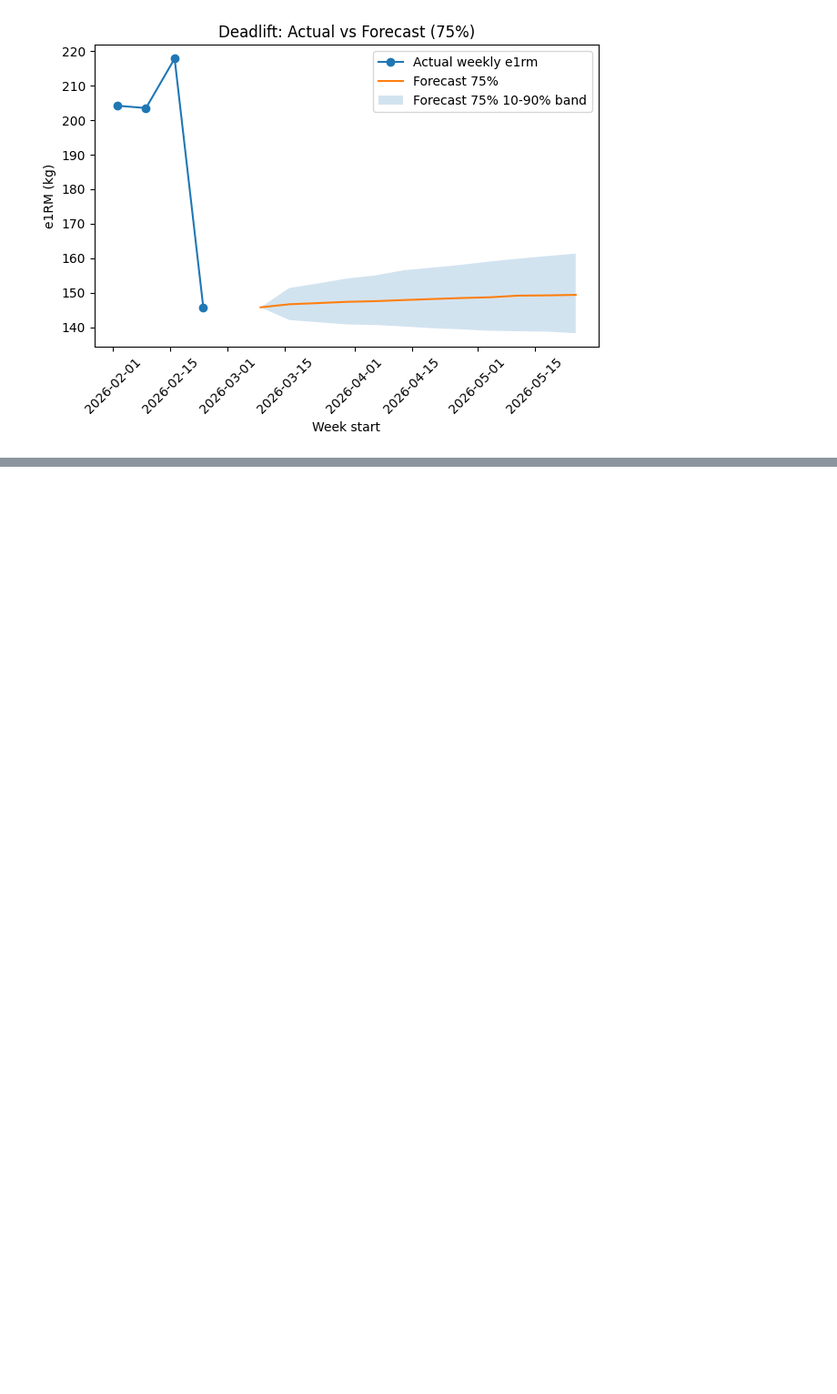
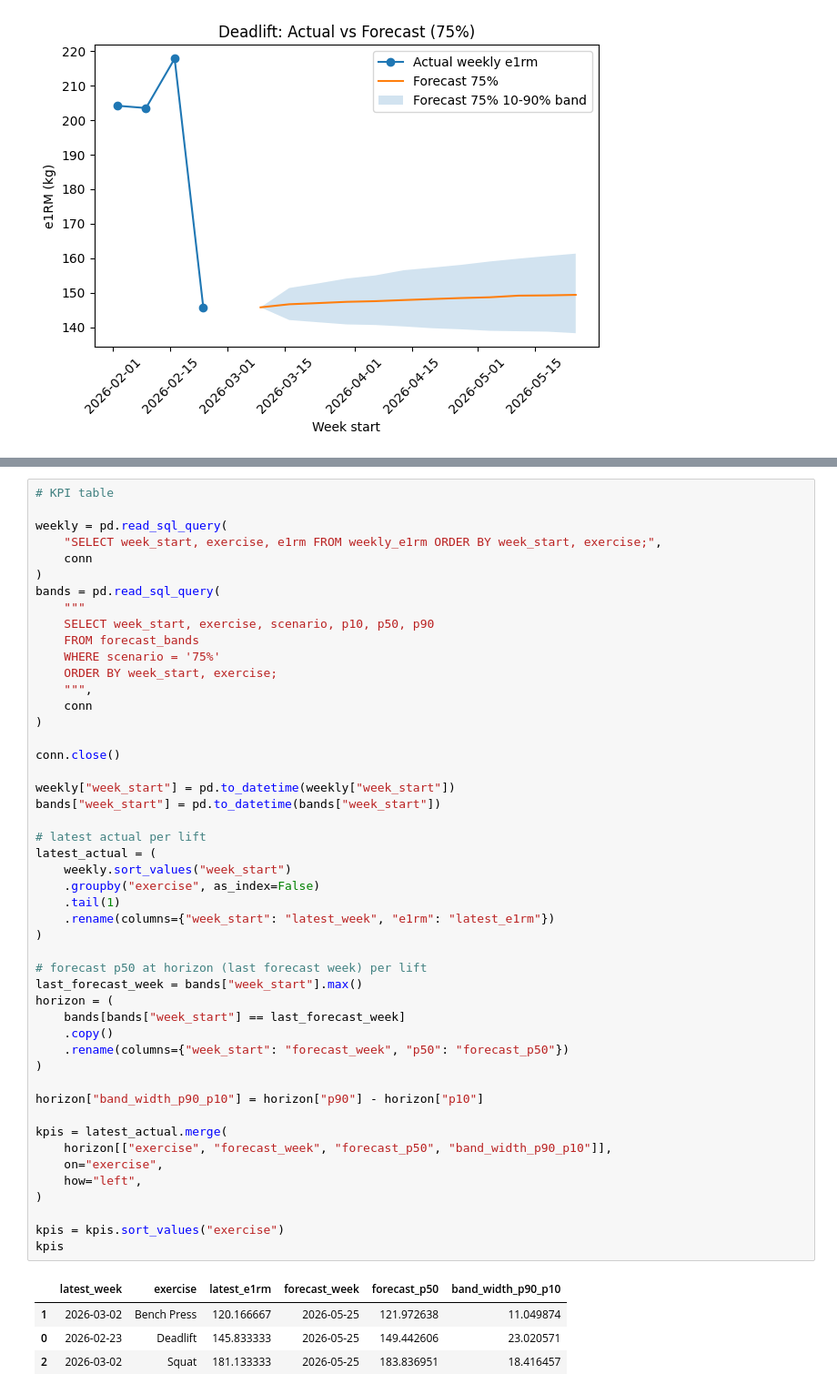
Before and after one commit to somystacks/Strength-progression-forecast, a Jupyter notebook: notebooks/02_pipeline_outputs_review.ipynb, the cells around one changed output, grey strips where cells are left out. Shown at 91% size. Saved outputs shown, nothing was run; the diff lists cells and outputs as text; blank space fills up the shorter version.

```diff
--- a/notebooks/02_pipeline_outputs_review.ipynb
+++ b/notebooks/02_pipeline_outputs_review.ipynb
@@ -183,0 +214,53 @@ for lift in ["Bench Press", "Squat", "Deadlift"]:
+# %%
+# KPI table
+
+weekly = pd.read_sql_query(
+    "SELECT week_start, exercise, e1rm FROM weekly_e1rm ORDER BY week_start, exercise;",
+    conn
+)
+bands = pd.read_sql_query(
+    """
+    SELECT week_start, exercise, scenario, p10, p50, p90
+    FROM forecast_bands
+    WHERE scenario = '75%'
+    ORDER BY week_start, exercise;
+    """,
+    conn
+)
+
+conn.close()
+
+weekly["week_start"] = pd.to_datetime(weekly["week_start"])
+bands["week_start"] = pd.to_datetime(bands["week_start"])
+
+# latest actual per lift
+latest_actual = (
+    weekly.sort_values("week_start")
+    .groupby("exercise", as_index=False)
+    .tail(1)
+    .rename(columns={"week_start": "latest_week", "e1rm": "latest_e1rm"})
+)
+
+# forecast p50 at horizon (last forecast week) per lift
+last_forecast_week = bands["week_start"].max()
+horizon = (
+    bands[bands["week_start"] == last_forecast_week]
+    .copy()
+    .rename(columns={"week_start": "forecast_week", "p50": "forecast_p50"})
+)
+
+horizon["band_width_p90_p10"] = horizon["p90"] - horizon["p10"]
+
+kpis = latest_actual.merge(
+    horizon[["exercise", "forecast_week", "forecast_p50", "band_width_p90_p10"]],
+    on="exercise",
+    how="left",
+)
+
+kpis = kpis.sort_values("exercise")
+kpis
+# %% [output]
+|  | latest_week | exercise | latest_e1rm | forecast_week | forecast_p50 | band_width_p90_p10 |
+| 1 | 2026-03-02 | Bench Press | 120.166667 | 2026-05-25 | 121.972638 | 11.049874 |
+| 0 | 2026-02-23 | Deadlift | 145.833333 | 2026-05-25 | 149.442606 | 23.020571 |
+| 2 | 2026-03-02 | Squat | 181.133333 | 2026-05-25 | 183.836951 | 18.416457 |
```
Also changed, not shown: parts of 5 cells of this notebook, 2 other files.
